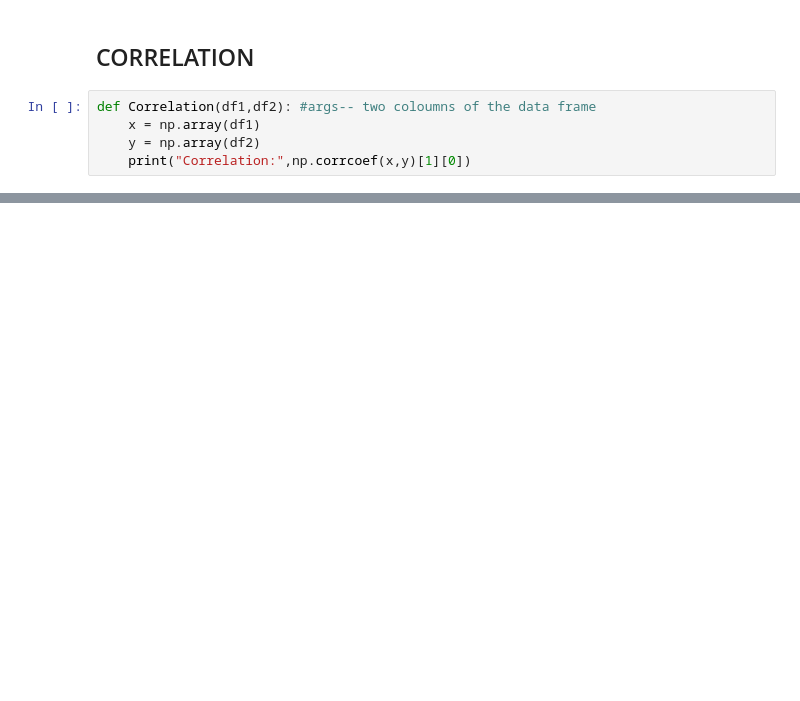
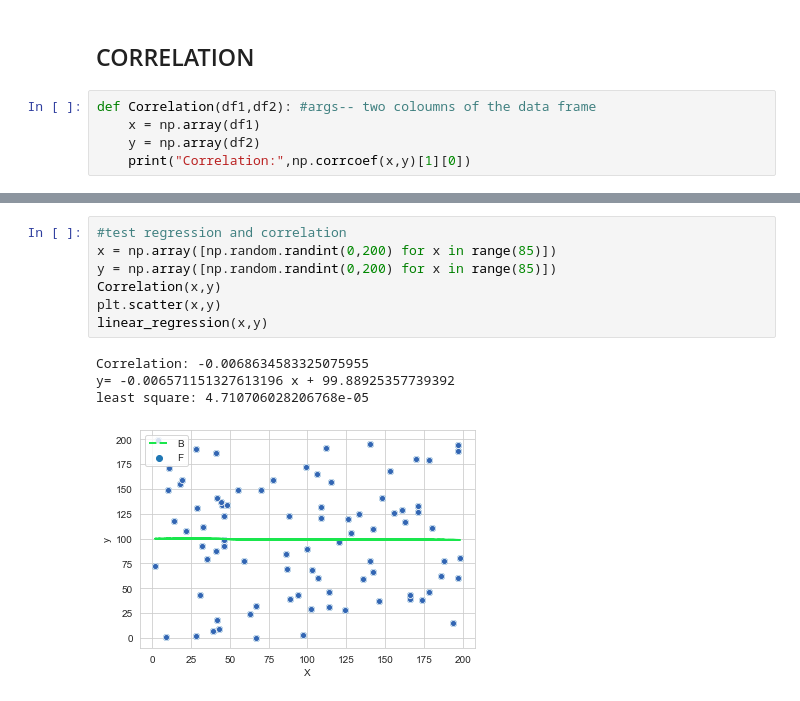
Before and after one commit to AayushVyasKIIT/Data-Analysis---Effects-of-yoga, a Jupyter notebook: DA Assignment.ipynb, the cells around one changed output, grey strips where cells are left out. Drawn from its saved outputs; the diff is of its cells as text; blank space fills up the shorter version.

```diff
--- a/DA Assignment.ipynb
+++ b/DA Assignment.ipynb
@@ -202,0 +243,12 @@ Correlation: -0.06241620738285433
+# %%
+#test regression and correlation
+x = np.array([np.random.randint(0,200) for x in range(85)])
+y = np.array([np.random.randint(0,200) for x in range(85)])
+Correlation(x,y)
+plt.scatter(x,y)
+linear_regression(x,y)
+# %% [output]
+Correlation: -0.0068634583325075955
+y= -0.006571151327613196 x + 99.88925357739392
+least square: 4.710706028206768e-05
+[figure, added]
```
Also changed, not shown: parts of 12 cells of this notebook, 1 other file.
